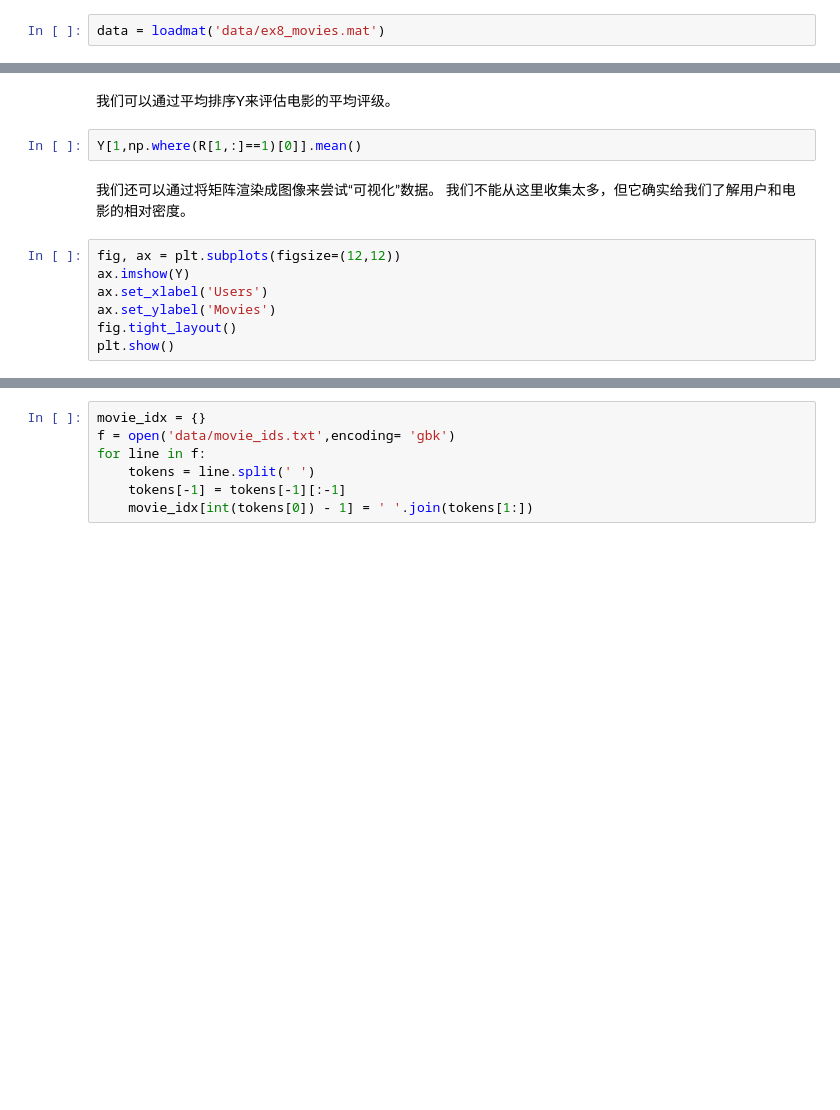
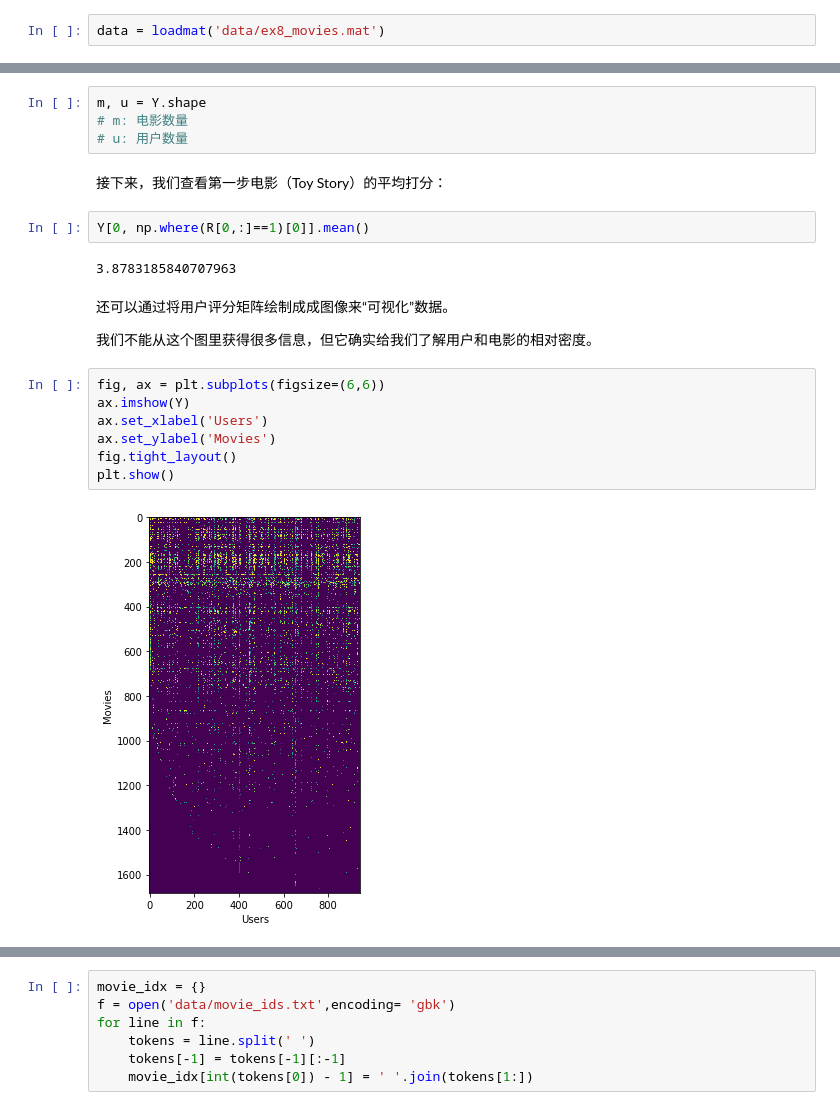
Before and after one commit to loveunk/machine-learning-excercise-notebook-python, a Jupyter notebook: 8.anomaly_detection_and_recommendation/ex8.Anomaly_Detection_and_Recommendation.ipynb, the cells around one changed output, grey strips where cells are left out. Cells and saved outputs as stored; diff of their text form; blank space fills up the shorter version.

```diff
--- a/8.anomaly_detection_and_recommendation/ex8.Anomaly_Detection_and_Recommendation.ipynb
+++ b/8.anomaly_detection_and_recommendation/ex8.Anomaly_Detection_and_Recommendation.ipynb
@@ -256,14 +260,24 @@ Y.shape, R.shape
-# %% [markdown]
-我们可以通过平均排序Y来评估电影的平均评级。
+# %%
+m, u = Y.shape
+# m: 电影数量
+# u: 用户数量
+# %% [markdown]
+接下来，我们查看第一步电影（Toy Story）的平均打分：
 # %%
-Y[1,np.where(R[1,:]==1)[0]].mean()
+Y[0, np.where(R[0,:]==1)[0]].mean()
+# %% [output]
+3.8783185840707963
 # %% [markdown]
-我们还可以通过将矩阵渲染成图像来尝试“可视化”数据。 我们不能从这里收集太多，但它确实给我们了解用户和电影的相对密度。
+还可以通过将用户评分矩阵绘制成成图像来“可视化”数据。
+
+我们不能从这个图里获得很多信息，但它确实给我们了解用户和电影的相对密度。
 # %%
-fig, ax = plt.subplots(figsize=(12,12))
+fig, ax = plt.subplots(figsize=(6,6))
 ax.imshow(Y)
 ax.set_xlabel('Users')
 ax.set_ylabel('Movies')
 fig.tight_layout()
 plt.show()
+# %% [output]
+[figure, added]
 # %% [markdown]
```
Also changed, not shown: parts of 35 cells of this notebook, 4 other files.
